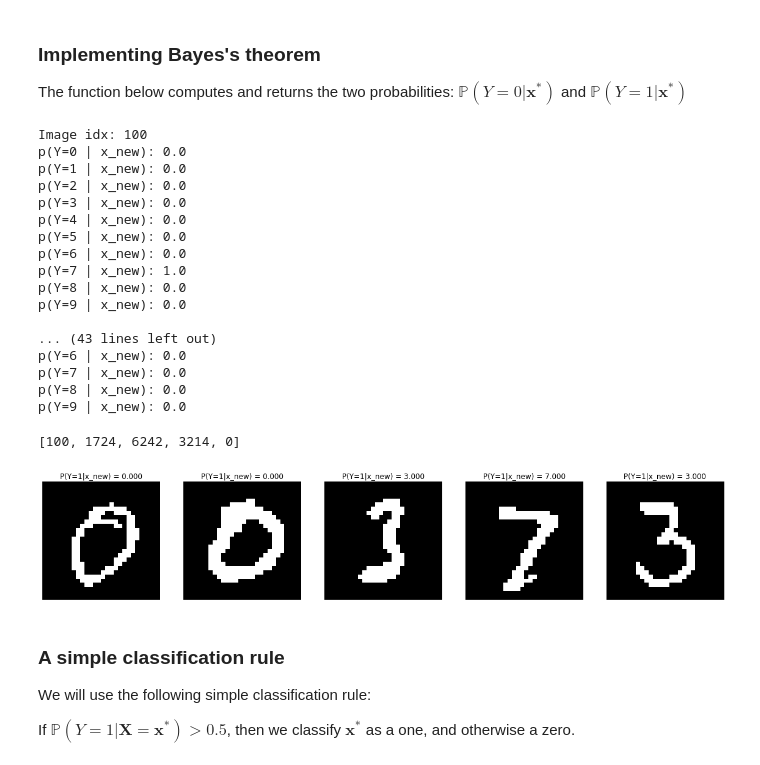
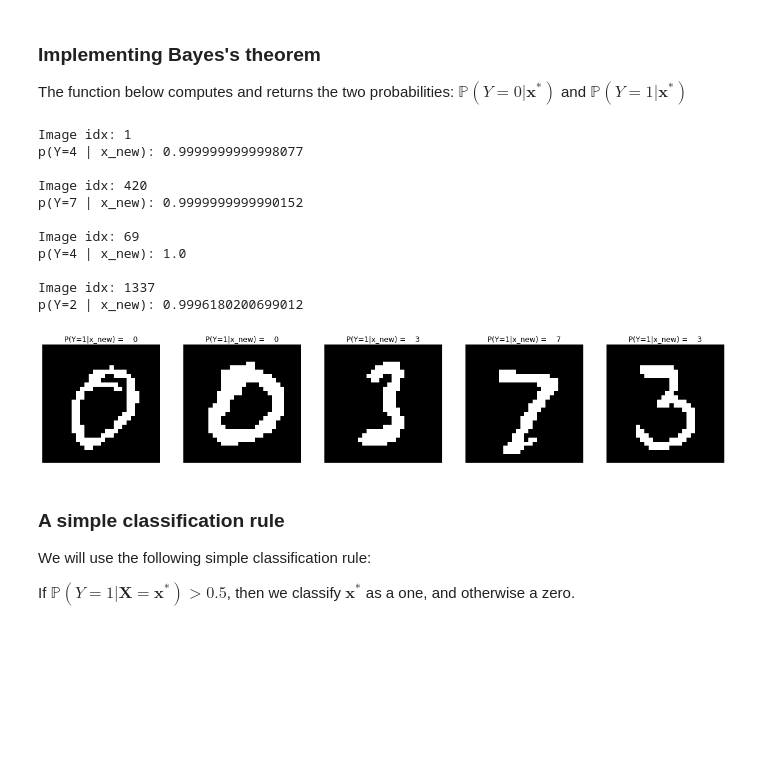
Before and after one commit to Aagaarrd/02462-assignment1, a Jupyter notebook: mnnist.ipynb, the cells around one changed output. Drawn from its saved outputs; the diff is of its cells as text; code cells hidden in the pictures; blank space fills up the shorter version.

```diff
--- a/mnnist.ipynb
+++ b/mnnist.ipynb
@@ -177,7 +177,7 @@ print(X[0].reshape((28, 28)).astype('int'))
 Now we will split our data into a training and a test set.
 # %%
 N = len(X)
-N_train = int(0.1*N)
+N_train = int(0.9*N)
 N_test = N - N_train
 
 # create a random permutation for splitting into training and test
@@ -280,7 +280,7 @@ Hint: Look at the training images above
 # %% [markdown]
 ### Let's classify a few training images
 # %%
-image_idxs_to_be_classified = [100, 1724, 6242, 3214, 0]
+image_idxs_to_be_classified = [1, 420, 69, 1337]
 
 plt.figure(figsize=(20, 4))
 for plot_idx, image_idx in enumerate(image_idxs_to_be_classified):
@@ -294,11 +294,3 @@ The following function compute the likelihood of the image based on the vector o
 def log_likelihood(x_new, p_digit):
     pixel_log_lik = x_new*np.log(p_digit + 1e-16) + (1-x_new)*np.log(1-p_digit)
     return np.sum(pixel_log_lik)
-
-
-for image_idx in image_idxs_to_be_classified:
-    x_new = Xtrain[image_idx]
-    print('Image idx: %d' % image_idx)
-    for i in range(10):
-        print(f'p(x_new | Y={i}): {round(np.exp(log_likelihood(x_new, ps[i])), 5)}' )
-    print('\n')
@@ -345,40 +319,30 @@ for image_idx in image_idxs_to_be_classified:
     x_new = Xtrain[image_idx]
 
     print('Image idx: %d' % image_idx)
-    for i in range(10):
-        print(f'p(Y={i} | x_new): {round(compute_posterior_prob(x_new)[i], 3)}')
+    prob = compute_posterior_prob(x_new)
+    print(f'p(Y={np.argmax(prob)} | x_new): {np.max(prob)}')
     print('')
 # %% [output]
-Image idx: 100
-p(Y=0 | x_new): 0.0
-p(Y=1 | x_new): 0.0
-p(Y=2 | x_new): 0.0
-p(Y=3 | x_new): 0.0
-p(Y=4 | x_new): 0.0
-p(Y=5 | x_new): 0.0
-p(Y=6 | x_new): 0.0
-p(Y=7 | x_new): 1.0
-p(Y=8 | x_new): 0.0
-p(Y=9 | x_new): 0.0
+Image idx: 1
+p(Y=4 | x_new): 0.9999999999998077
 
-... (43 lines left out)
-p(Y=6 | x_new): 0.0
-p(Y=7 | x_new): 0.0
-p(Y=8 | x_new): 0.0
-p(Y=9 | x_new): 0.0
+Image idx: 420
+p(Y=7 | x_new): 0.9999999999990152
+
+Image idx: 69
+p(Y=4 | x_new): 1.0
+
+Image idx: 1337
+p(Y=2 | x_new): 0.9996180200699012
-# %%
-image_idxs_to_be_classified
-# %% [output]
-[100, 1724, 6242, 3214, 0]
 # %%
 plt.figure(figsize=(20, 4))
 for plot_idx, image_idx in enumerate([np.random.randint(7000) for _ in range(5)]):
     plt.subplot(1, 5, 1 + plot_idx)
     x_new = Xtrain[image_idx]
     p1 = np.argmax(compute_posterior_prob(x_new))
-    show_image(Xtrain[image_idx], title='P(Y=1|x_new) = %4.3f' % p1)
+    show_image(Xtrain[image_idx], title='P(Y=1|x_new) = %4.f' % p1)
 # %% [output]
-[figure, old version]
+[figure, new version]
 # %% [markdown]
 ### A simple classification rule
 
```
Also changed, not shown: parts of 14 cells of this notebook.
